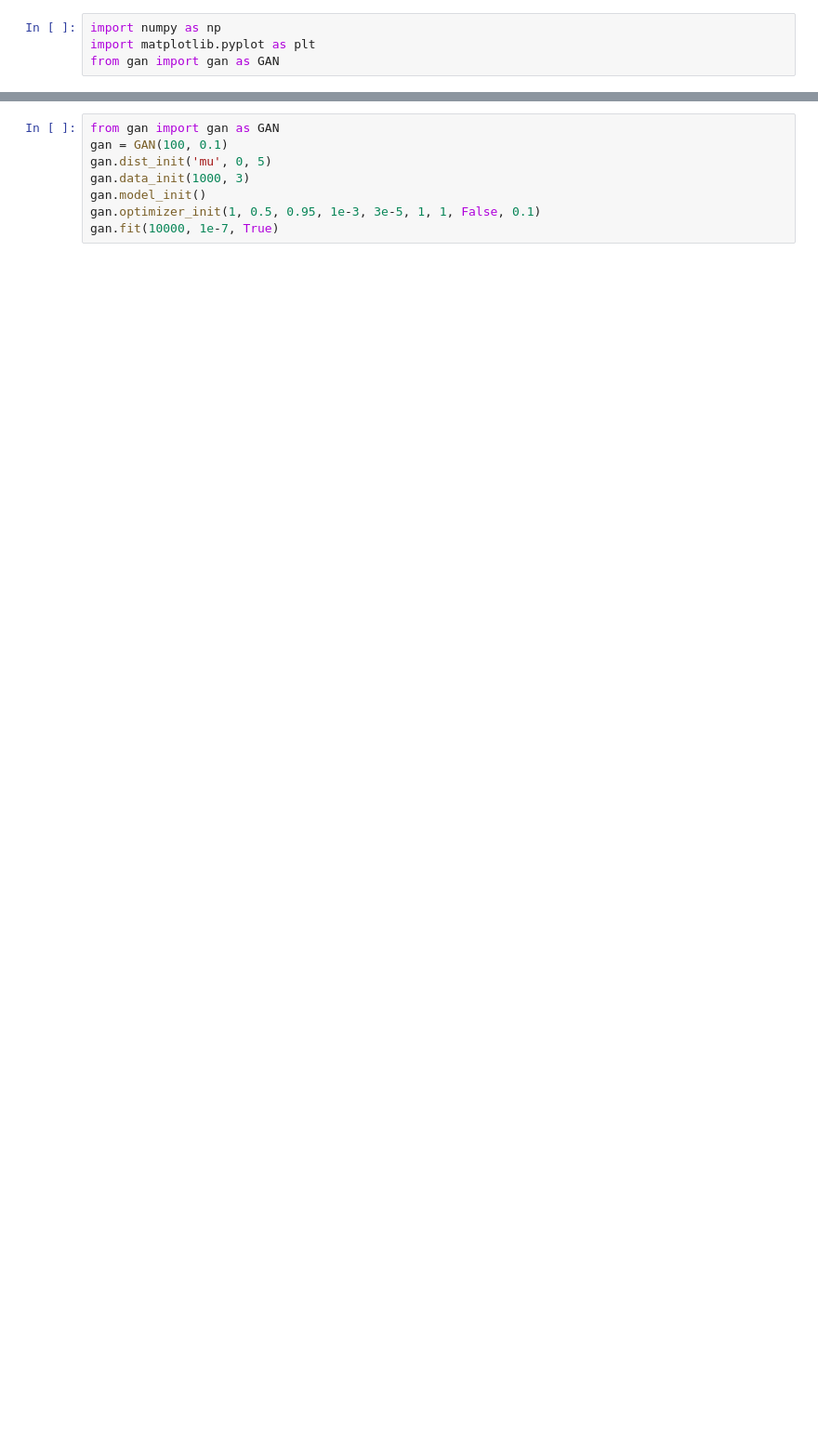
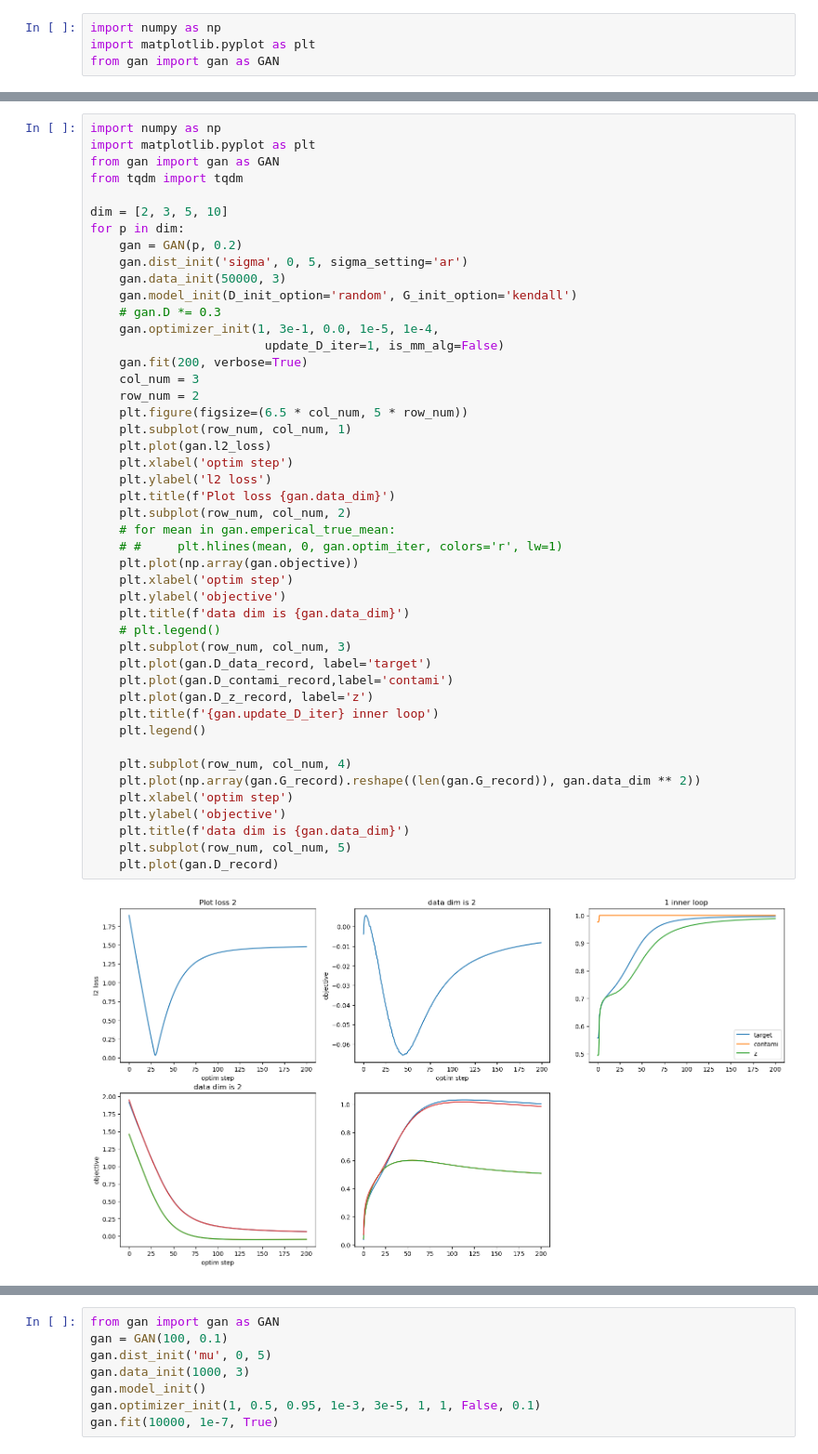
Before and after one commit to monarsan/robust-GAN, a Jupyter notebook: work/main/tmp.ipynb, the cells around one changed output, grey strips where cells are left out. Shown at 93% size. Drawn from its saved outputs; the diff is of its cells as text; blank space fills up the shorter version.

```diff
--- a/work/main/tmp.ipynb
+++ b/work/main/tmp.ipynb
@@ -121,0 +118,48 @@ Text(0.5, 1.0, 'data dim is 3')
+# %%
+import numpy as np
+import matplotlib.pyplot as plt
+from gan import gan as GAN
+from tqdm import tqdm
+
+dim = [2, 3, 5, 10]
+for p in dim:
+    gan = GAN(p, 0.2)
+    gan.dist_init('sigma', 0, 5, sigma_setting='ar')
+    gan.data_init(50000, 3)
+    gan.model_init(D_init_option='random', G_init_option='kendall')
+    # gan.D *= 0.3
+    gan.optimizer_init(1, 3e-1, 0.0, 1e-5, 1e-4,
+                        update_D_iter=1, is_mm_alg=False)
+    gan.fit(200, verbose=True)
+    col_num = 3
+    row_num = 2
+    plt.figure(figsize=(6.5 * col_num, 5 * row_num))
+    plt.subplot(row_num, col_num, 1)
+    plt.plot(gan.l2_loss)
+    plt.xlabel('optim step')
+    plt.ylabel('l2 loss')
+    plt.title(f'Plot loss {gan.data_dim}')
+    plt.subplot(row_num, col_num, 2)
+    # for mean in gan.emperical_true_mean:
+    # #     plt.hlines(mean, 0, gan.optim_iter, colors='r', lw=1)
+    plt.plot(np.array(gan.objective))
+    plt.xlabel('optim step')
+    plt.ylabel('objective')
+    plt.title(f'data dim is {gan.data_dim}')
+    # plt.legend()
+    plt.subplot(row_num, col_num, 3)
+    plt.plot(gan.D_data_record, label='target')
+    plt.plot(gan.D_contami_record,label='contami')
+    plt.plot(gan.D_z_record, label='z')
+    plt.title(f'{gan.update_D_iter} inner loop')
+    plt.legend()
+
+    plt.subplot(row_num, col_num, 4)
+    plt.plot(np.array(gan.G_record).reshape((len(gan.G_record)), gan.data_dim ** 2))
+    plt.xlabel('optim step')
+    plt.ylabel('objective')
+    plt.title(f'data dim is {gan.data_dim}')
+    plt.subplot(row_num, col_num, 5)
+    plt.plot(gan.D_record)
+# %% [output]
+[figure, added]
```
Also changed, not shown: parts of 3 cells of this notebook, 1 other file.
